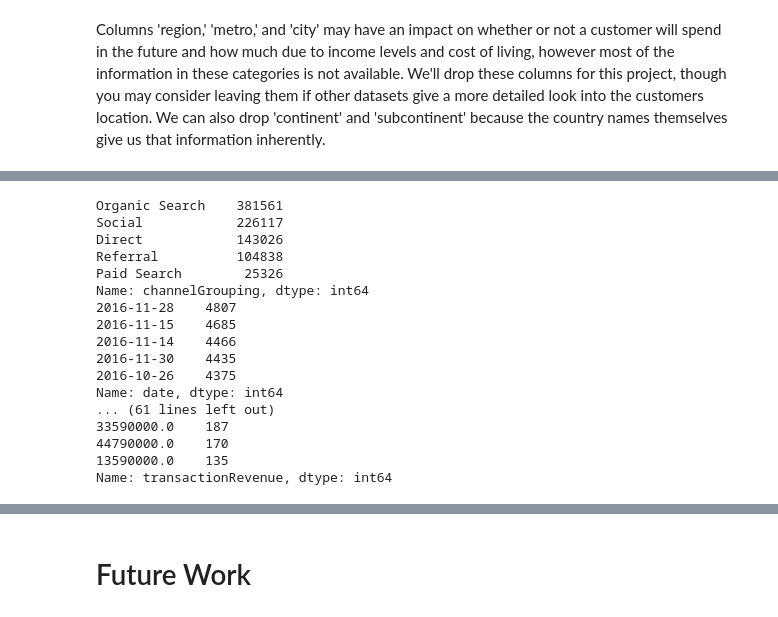
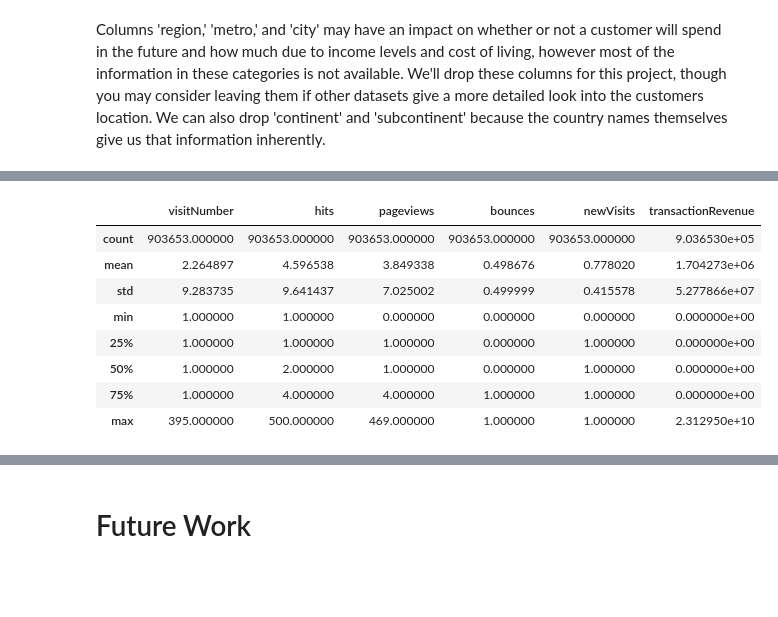
Before and after one commit to akelly66/Flatiron-School, a Jupyter notebook: Capstone-Project/CLV-attrition.ipynb, the cells around one changed output, grey strips where cells are left out. Saved outputs shown, nothing was run; the diff lists cells and outputs as text; code cells hidden in the pictures; blank space fills up the shorter version.

```diff
--- a/Capstone-Project/CLV-attrition.ipynb
+++ b/Capstone-Project/CLV-attrition.ipynb
@@ -260,21 +273,12 @@ df.drop('isMobile', axis=1, inplace=True)
-# %%
-for col in df.columns:
-    print(df[col].value_counts().head())
-# %% [output]
-Organic Search    381561
-Social            226117
-Direct            143026
-Referral          104838
-Paid Search        25326
-Name: channelGrouping, dtype: int64
-2016-11-28    4807
-2016-11-15    4685
-2016-11-14    4466
-2016-11-30    4435
-2016-10-26    4375
-Name: date, dtype: int64
-... (61 lines left out)
-33590000.0    187
-44790000.0    170
-13590000.0    135
-Name: transactionRevenue, dtype: int64
+# %%
+df.describe()
+# %% [output]
+|  | visitNumber | hits | pageviews | bounces | newVisits | transactionRevenue |
+| count | 903653.000000 | 903653.000000 | 903653.000000 | 903653.000000 | 903653.000000 | 9.036530e+05 |
+| mean | 2.264897 | 4.596538 | 3.849338 | 0.498676 | 0.778020 | 1.704273e+06 |
+| std | 9.283735 | 9.641437 | 7.025002 | 0.499999 | 0.415578 | 5.277866e+07 |
+| min | 1.000000 | 1.000000 | 0.000000 | 0.000000 | 0.000000 | 0.000000e+00 |
+| 25% | 1.000000 | 1.000000 | 1.000000 | 0.000000 | 1.000000 | 0.000000e+00 |
+| 50% | 1.000000 | 2.000000 | 1.000000 | 0.000000 | 1.000000 | 0.000000e+00 |
+| 75% | 1.000000 | 4.000000 | 4.000000 | 1.000000 | 1.000000 | 0.000000e+00 |
+| max | 395.000000 | 500.000000 | 469.000000 | 1.000000 | 1.000000 | 2.312950e+10 |
```
Also changed, not shown: parts of 38 cells of this notebook, 1 other file.
